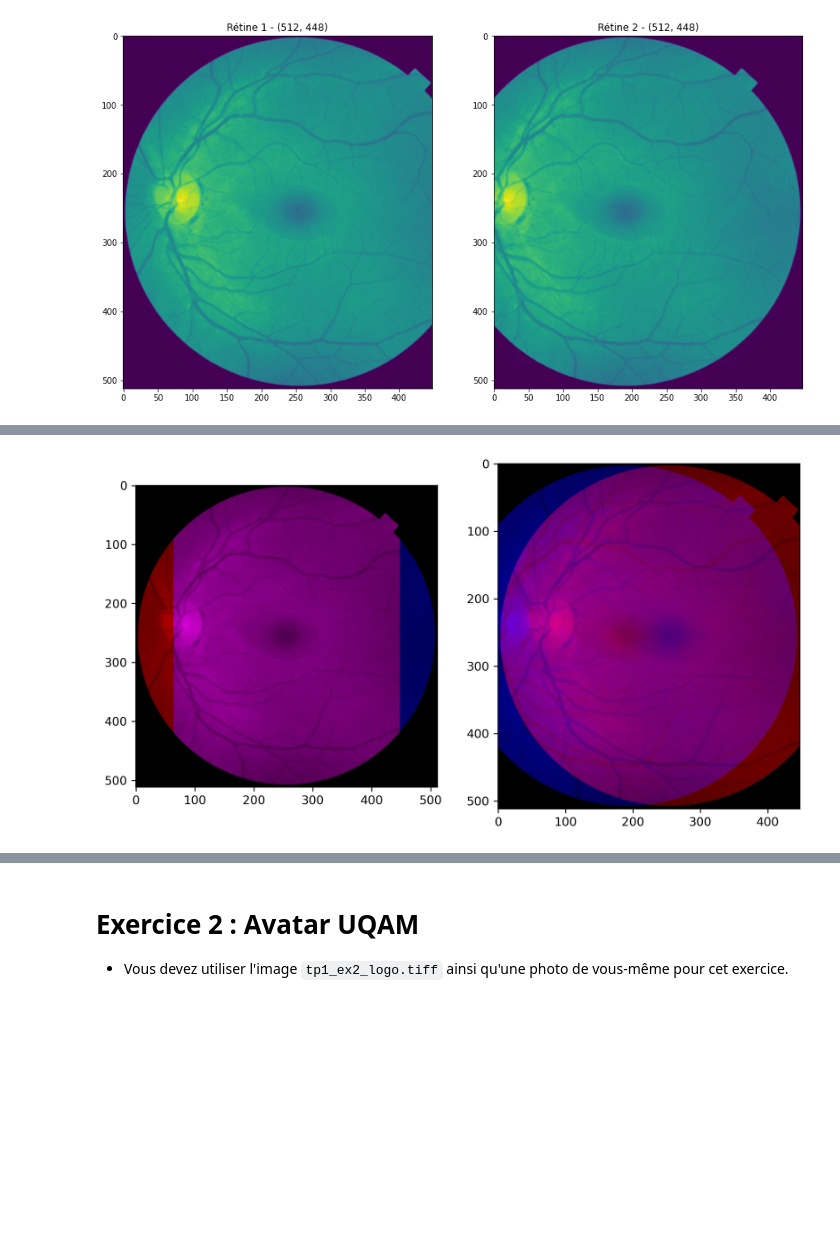
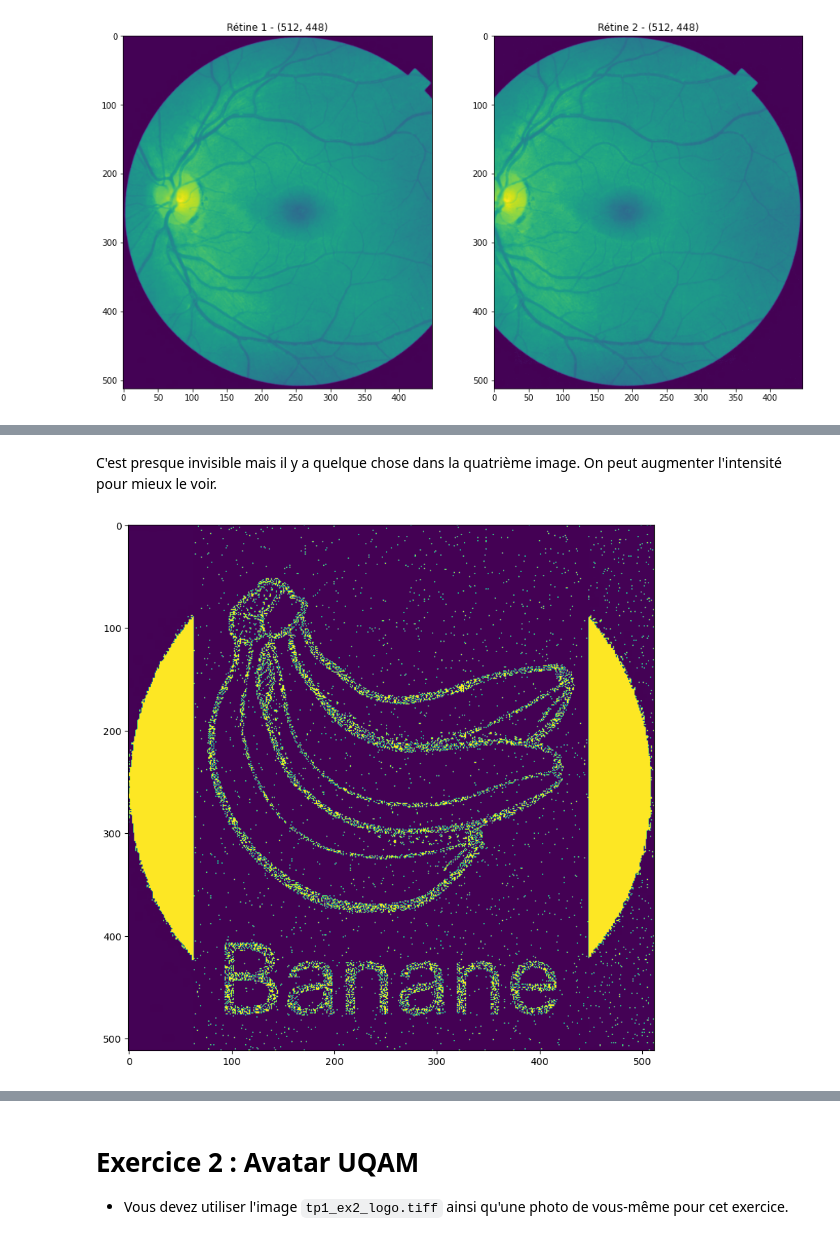
Before and after one commit to RaphaelJ-S/inf600f, a Jupyter notebook: tp/tp1/data/tp1.ipynb, the cells around one changed output, grey strips where cells are left out. Drawn from its saved outputs; the diff is of its cells as text; code cells hidden in the pictures; blank space fills up the shorter version.

```diff
--- a/tp/tp1/data/tp1.ipynb
+++ b/tp/tp1/data/tp1.ipynb
@@ -73,16 +73,9 @@ plt.show()
-# %%
-
-filtre = np.zeros((512, 512)).astype(np.uint8)
-filtre2 = np.zeros((512, 448)).astype(np.uint8)
-modif1 = 1
-modif2 = 1
-montage = np.stack([retine_img1_t.astype(np.uint8) * modif1, filtre, retine_img2_t.astype(np.uint8) * modif2 ], axis=2)
-original = np.stack([retine_img1 * modif1 , filtre2, retine_img2 * modif2 ], axis = 2)
-plt.figure(figsize=(10,10), dpi=300)
-plt.subplot(121)
-plt.imshow(montage)
-plt.subplot(122)
-plt.imshow(original)
-plt.show()
-# %% [output]
-[figure, removed]
+# %% [markdown]
+C'est presque invisible mais il y a quelque chose dans la quatrième image. On peut augmenter l'intensité pour mieux le voir.
+# %%
+comparaison_retines[comparaison_retines > 1] = 255
+plt.figure(figsize=(10,10), dpi=50)
+plt.imshow(comparaison_retines)
+plt.show()
+# %% [output]
+[figure, added]
```
Also changed, not shown: parts of 5 cells of this notebook.
